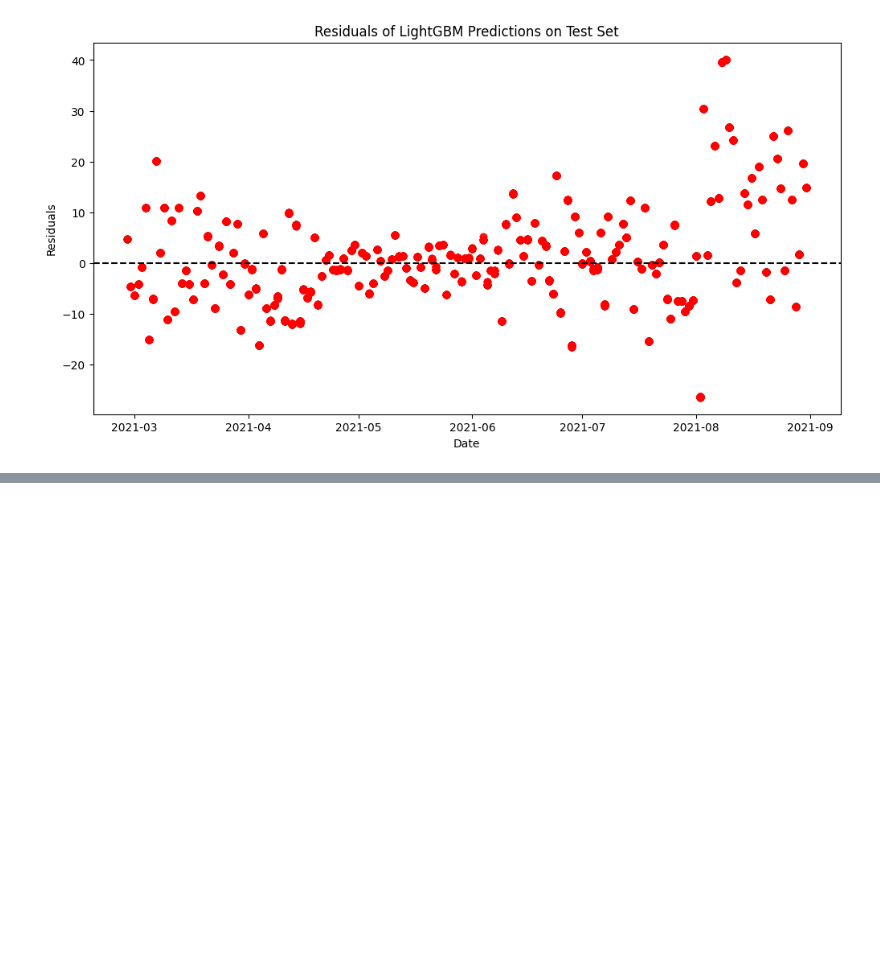
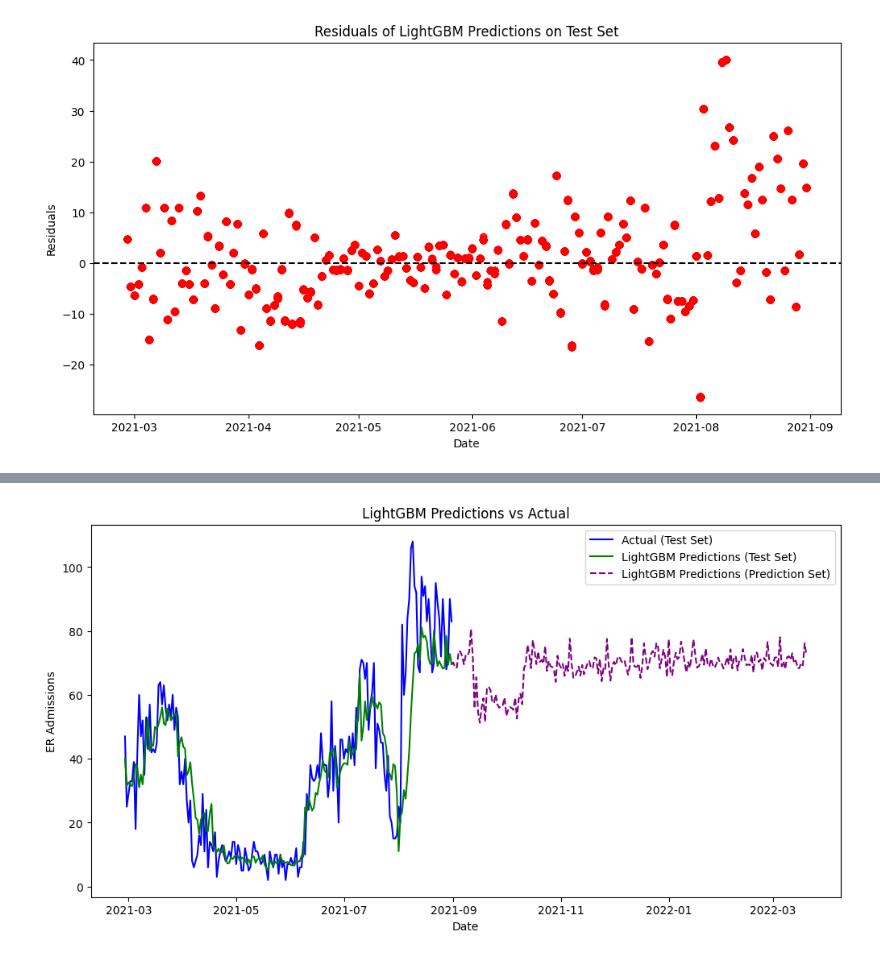
Before and after one commit to tottaradhanush/finalproject, a Jupyter notebook: models/lightgbm_model.ipynb, the cells around one changed output, grey strips where cells are left out. Drawn from its saved outputs; the diff is of its cells as text; code cells hidden in the pictures; blank space fills up the shorter version.

```diff
--- a/models/lightgbm_model.ipynb
+++ b/models/lightgbm_model.ipynb
@@ -464,0 +454,93 @@ LightGBM R² on Test Set: 0.8518124096940007
+# %%
+import pandas as pd
+import numpy as np
+from sklearn.metrics import mean_squared_error, mean_absolute_error, r2_score
+import lightgbm as lgb
+import matplotlib.pyplot as plt
+from sklearn.preprocessing import LabelEncoder
+
+# Load the cleaned dataset
+df = pd.read_csv("/finalproject/feature_engineering/classification_data.csv")
+df.drop(columns=['ER_Admissions_EMA','ER_Admissions_MA7','pandemic','disaster','DischargeFromED','ResidentDate_year','ResidentDate_month','ResidentDate_day','event_type','season','is_weekend','is_rain'], inplace=True)
+ # Drop the target column for now
+
+# Convert 'ResidentDate' to datetime format
+df['ResidentDate'] = pd.to_datetime(df['ResidentDate'])
+
+# Set 'ResidentDate' as index
+df.set_index('ResidentDate', inplace=True)
+
+# Define the target column and features
+target = 'ER_Admissions_Lag1'  # Replace with actual target column
+features = [col for col in df.columns if col != target]
+
+# Separate features and target
+X = df[features]
+y = df[target]
+
+# Convert categorical columns into numerical if needed
+categorical_columns = X.select_dtypes(include=['object']).columns
+le = LabelEncoder()
+
+# Apply LabelEncoder to each categorical column
+for col in categorical_columns:
+    X[col] = le.fit_transform(X[col].astype(str))
+
+# Split the data into 80% training, 10% testing, and 10% for predictions
+train_size = int(len(X) * 0.8)
+test_size = int(len(X) * 0.1)
+
+X_train = X.iloc[:train_size]
+y_train = y.iloc[:train_size]
+
+X_test = X.iloc[train_size:train_size + test_size]
+y_test = y.iloc[train_size:train_size + test_size]
+
+X_pred = X.iloc[train_size + test_size:]
+
+# ========== Train the LightGBM Model ==========
+lgb_model = lgb.LGBMRegressor()
+lgb_model.fit(X_train, y_train)
+
+# Make predictions on the test set
+lgb_test_pred = lgb_model.predict(X_test)
+lgb_rmse = np.sqrt(mean_squared_error(y_test, lgb_test_pred))
+print(f"LightGBM RMSE on Test Set: {lgb_rmse}")
+
+# Calculate additional metrics
+mae = mean_absolute_error(y_test, lgb_test_pred)
+r2 = r2_score(y_test, lgb_test_pred)
+
+print(f"LightGBM MAE on Test Set: {mae}")
+print(f"LightGBM R² on Test Set: {r2}")
+
+# Make predictions on the prediction set
+lgb_pred = lgb_model.predict(X_pred)
+
+# ========== Plot Predictions ==========
+plt.figure(figsize=(12, 6))
+plt.plot(y_test.index, y_test.values, label='Actual (Test Set)', color='blue')
+plt.plot(y_test.index, lgb_test_pred, label='LightGBM Predictions (Test Set)', color='green')
+plt.plot(X_pred.index, lgb_pred, label='LightGBM Predictions (Prediction Set)', color='purple', linestyle='--')
+
+plt.legend()
+plt.title("LightGBM Predictions vs Actual")
+plt.xlabel("Date")
+plt.ylabel("ER Admissions")
+plt.show()
+
+# ========== Plot Feature Importance ==========
+lgb.plot_importance(lgb_model, importance_type='split', title='Feature Importance')
+plt.show()
+
+# ========== Residual Analysis ==========
+residuals = y_test - lgb_test_pred
+
+plt.figure(figsize=(12, 6))
+plt.scatter(y_test.index, residuals, color='red', alpha=0.5)
+plt.axhline(0, color='black', linestyle='--')
+plt.title("Residuals of LightGBM Predictions on Test Set")
+plt.xlabel("Date")
+plt.ylabel("Residuals")
+plt.show()
+# %% [output]
@@ -464,0 +556 @@ LightGBM R² on Test Set: 0.8518124096940007
+[figure, added]
```
Also changed, not shown: parts of 6 cells of this notebook, 7 other files.
